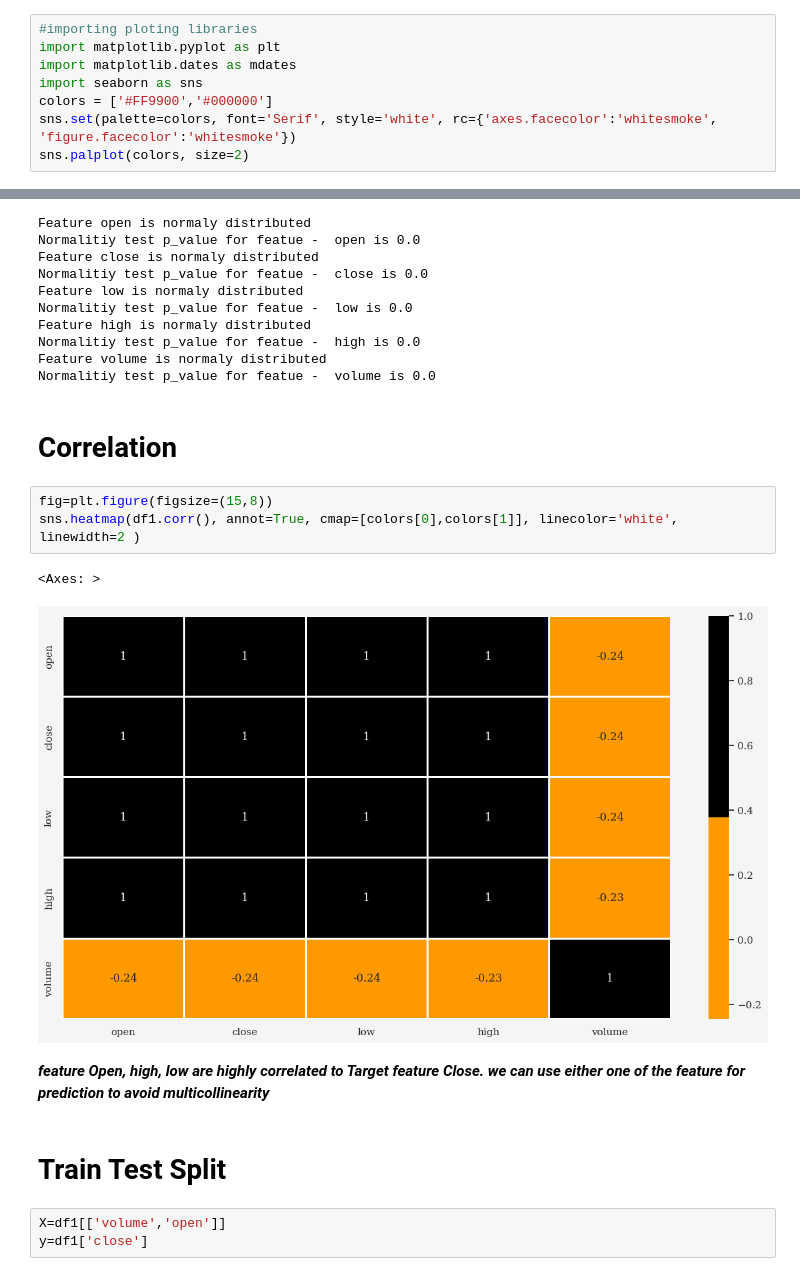
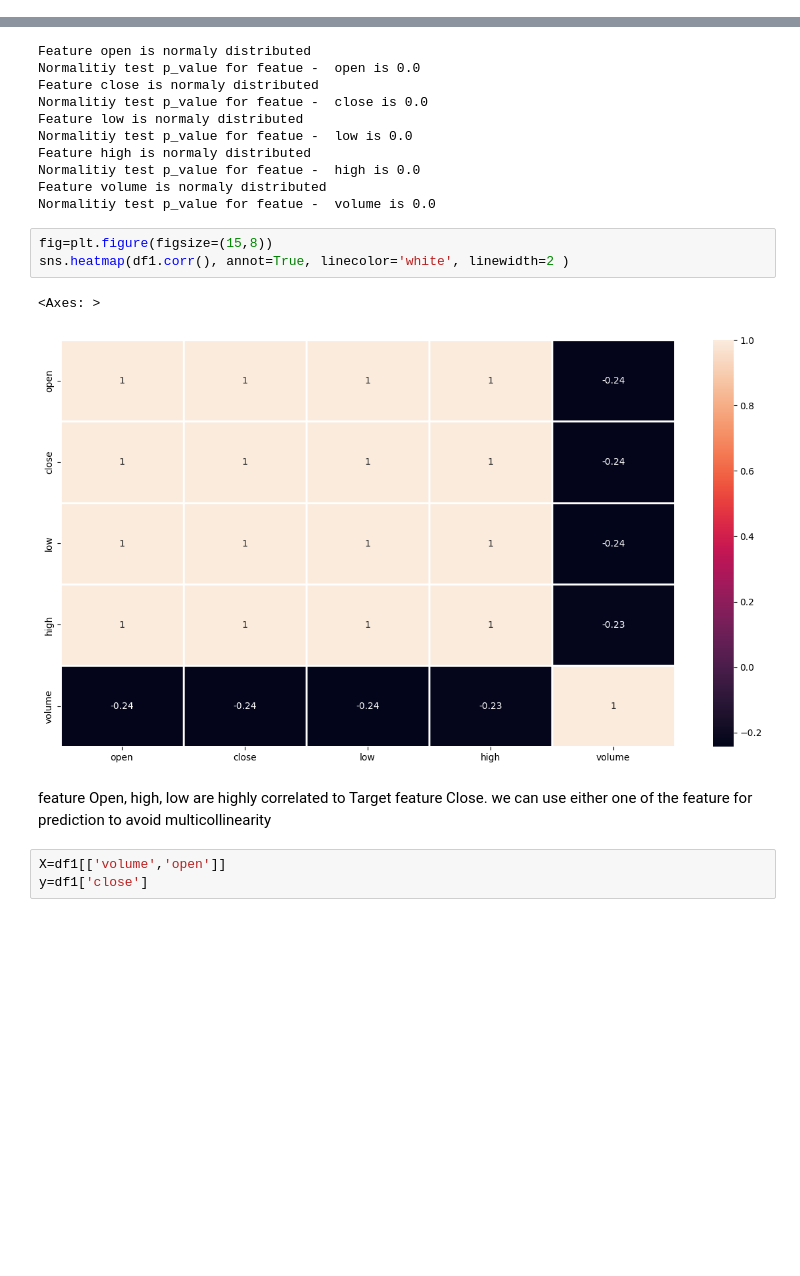
Before and after one commit to suryasst/DM_21275_Group_5_Project, a Jupyter notebook: Analysis_of_financial_data_using_different_dm_techniques.ipynb, the cells around one changed output, grey strips where cells are left out. Drawn from its saved outputs; the diff is of its cells as text; blank space fills up the shorter version.

```diff
--- a/Analysis_of_financial_data_using_different_dm_techniques.ipynb
+++ b/Analysis_of_financial_data_using_different_dm_techniques.ipynb
@@ -168,8 +144,0 @@ we have around 7 years of data
-# %%
-#importing ploting libraries
-import matplotlib.pyplot as plt
-import matplotlib.dates as mdates
-import seaborn as sns
-colors = ['#FF9900','#000000']
-sns.set(palette=colors, font='Serif', style='white', rc={'axes.facecolor':'whitesmoke', 'figure.facecolor':'whitesmoke'})
-sns.palplot(colors, size=2)
@@ -308,18 +268,14 @@ Feature high is normaly distributed
 Normalitiy test p_value for featue -  high is 0.0
 Feature volume is normaly distributed
 Normalitiy test p_value for featue -  volume is 0.0
-# %% [markdown]
-# Correlation
 # %%
 fig=plt.figure(figsize=(15,8))
-sns.heatmap(df1.corr(), annot=True, cmap=[colors[0],colors[1]], linecolor='white', linewidth=2 )
+sns.heatmap(df1.corr(), annot=True, linecolor='white', linewidth=2 )
 # %% [output]
 <Axes: >
-[figure, old version]
+[figure, new version]
 # %% [markdown]
-***feature Open, high, low are highly correlated to Target feature Close. we can use either one of the feature for prediction to avoid multicollinearity***
+feature Open, high, low are highly correlated to Target feature Close. we can use either one of the feature for prediction to avoid multicollinearity
-# %% [markdown]
-# Train Test Split
 # %%
 X=df1[['volume','open']]
 y=df1['close']
```
Also changed, not shown: parts of 27 cells of this notebook.
